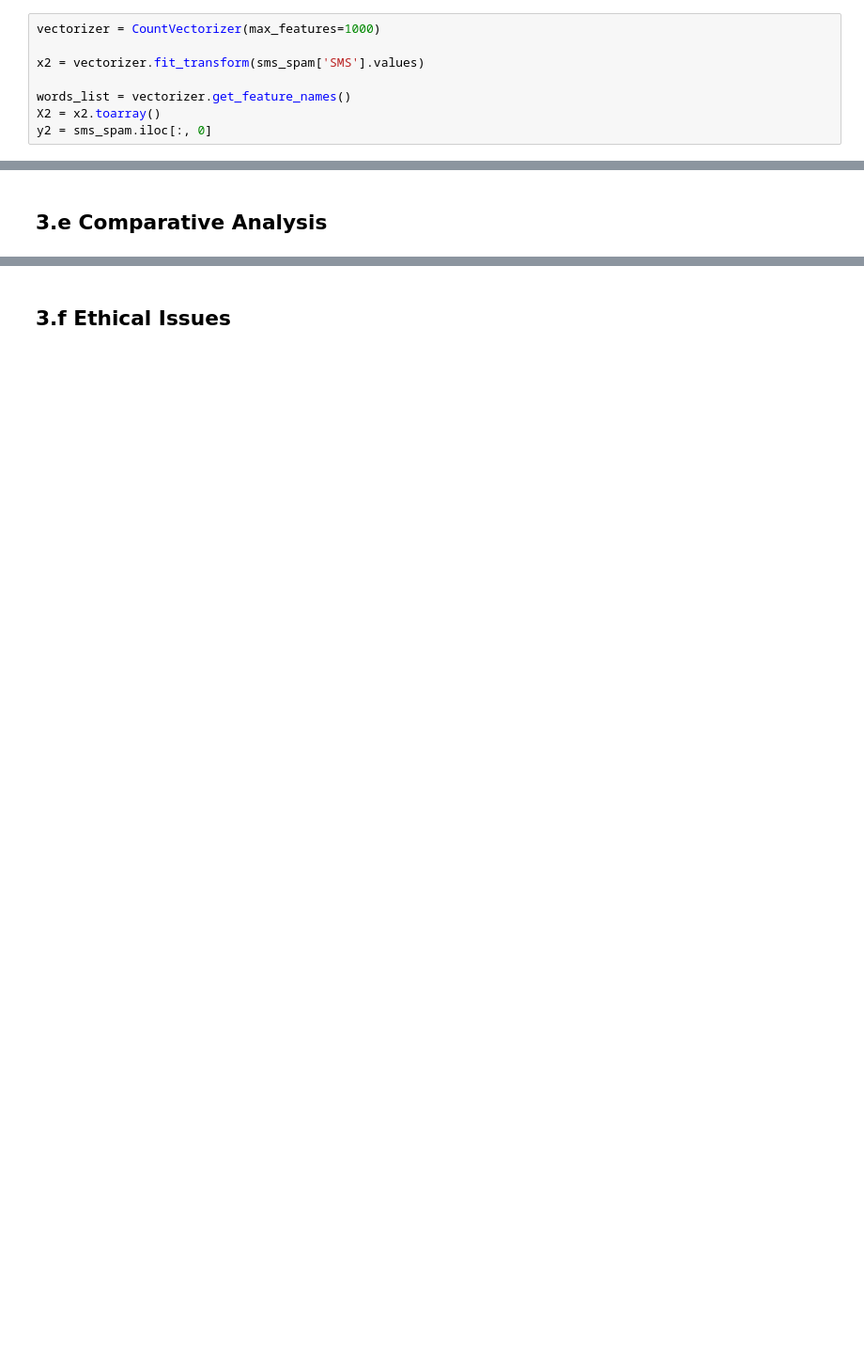
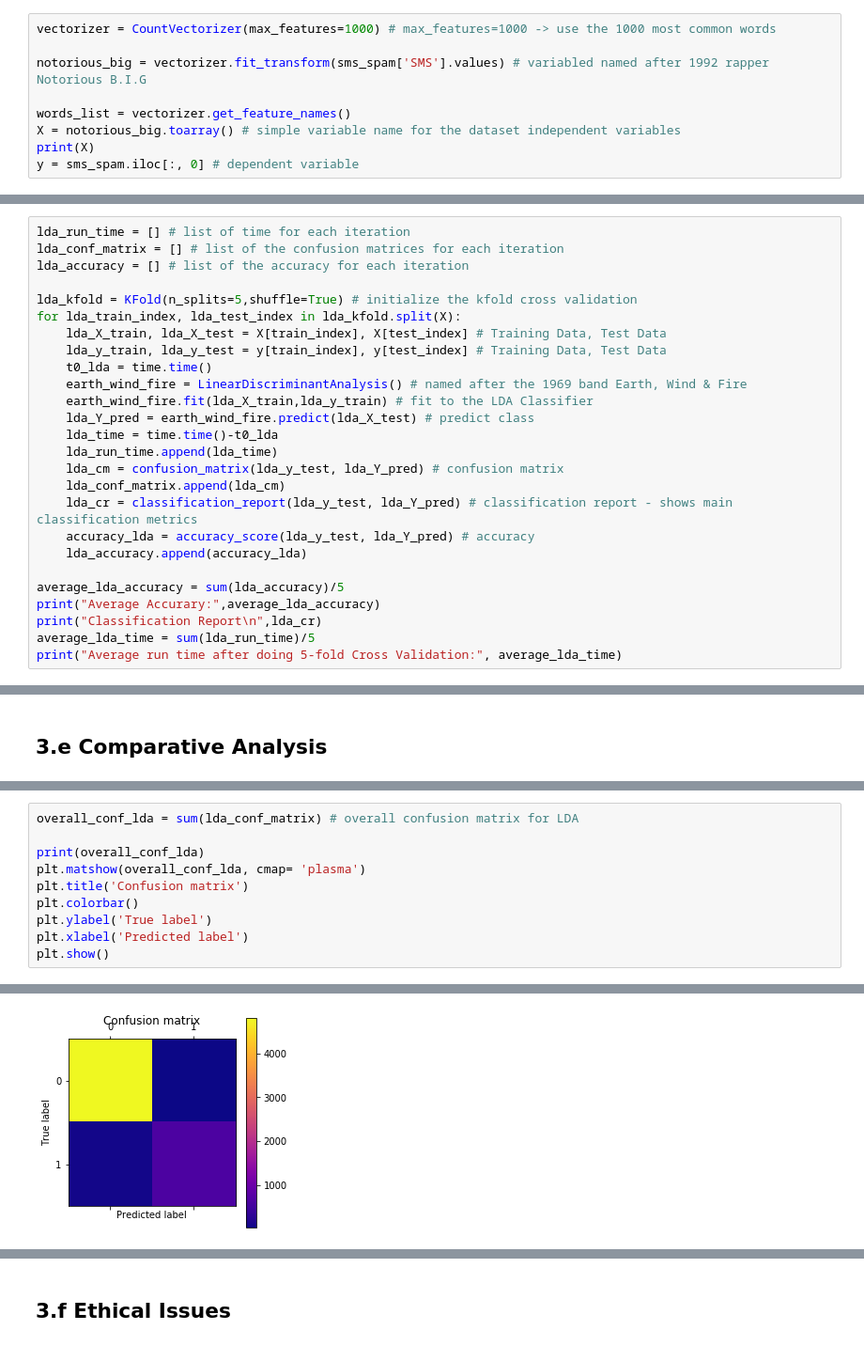
Before and after one commit to robcruz088/Machine-Learning-Exercises, a Jupyter notebook: Final Project/CruzRoberto_Dataset3.ipynb, the cells around one changed output, grey strips where cells are left out. Shown at 94% size. Saved outputs shown, nothing was run; the diff lists cells and outputs as text; blank space fills up the shorter version.

```diff
--- a/Final Project/CruzRoberto_Dataset3.ipynb
+++ b/Final Project/CruzRoberto_Dataset3.ipynb
@@ -153,10 +86,11 @@ sms_spam
 | 5573 | ham | rofl its true to its name |
 5574 rows × 2 columns
 # %%
-vectorizer = CountVectorizer(max_features=1000)
+vectorizer = CountVectorizer(max_features=1000) # max_features=1000 -> use the 1000 most common words
 
-x2 = vectorizer.fit_transform(sms_spam['SMS'].values)
+notorious_big = vectorizer.fit_transform(sms_spam['SMS'].values) # variabled named after 1992 rapper Notorious B.I.G
 
 words_list = vectorizer.get_feature_names()
-X2 = x2.toarray()
-y2 = sms_spam.iloc[:, 0]
+X = notorious_big.toarray() # simple variable name for the dataset independent variables
+print(X)
+y = sms_spam.iloc[:, 0] # dependent variable
@@ -262,0 +216,26 @@ plt.show()
+# %%
+lda_run_time = [] # list of time for each iteration
+lda_conf_matrix = [] # list of the confusion matrices for each iteration
+lda_accuracy = [] # list of the accuracy for each iteration
+
+lda_kfold = KFold(n_splits=5,shuffle=True) # initialize the kfold cross validation
+for lda_train_index, lda_test_index in lda_kfold.split(X):
+    lda_X_train, lda_X_test = X[train_index], X[test_index] # Training Data, Test Data
+    lda_y_train, lda_y_test = y[train_index], y[test_index] # Training Data, Test Data
+    t0_lda = time.time()
+    earth_wind_fire = LinearDiscriminantAnalysis() # named after the 1969 band Earth, Wind & Fire
+    earth_wind_fire.fit(lda_X_train,lda_y_train) # fit to the LDA Classifier
+    lda_Y_pred = earth_wind_fire.predict(lda_X_test) # predict class
+    lda_time = time.time()-t0_lda
+    lda_run_time.append(lda_time)
+    lda_cm = confusion_matrix(lda_y_test, lda_Y_pred) # confusion matrix
+    lda_conf_matrix.append(lda_cm)
+    lda_cr = classification_report(lda_y_test, lda_Y_pred) # classification report - shows main classification metrics
+    accuracy_lda = accuracy_score(lda_y_test, lda_Y_pred) # accuracy
+    lda_accuracy.append(accuracy_lda)
+
+average_lda_accuracy = sum(lda_accuracy)/5
+print("Average Accurary:",average_lda_accuracy)
+print("Classification Report\n",lda_cr)
+average_lda_time = sum(lda_run_time)/5
+print("Average run time after doing 5-fold Cross Validation:", average_lda_time)
@@ -266,0 +345,11 @@ plt.show()
+# %%
+overall_conf_lda = sum(lda_conf_matrix) # overall confusion matrix for LDA
+
+print(overall_conf_lda)
+plt.matshow(overall_conf_lda, cmap= 'plasma')
+plt.title('Confusion matrix')
+plt.colorbar()
+plt.ylabel('True label')
+plt.xlabel('Predicted label')
+plt.show()
+# %% [output]
@@ -266,0 +358 @@ plt.show()
+[figure, added]
```
Also changed, not shown: parts of 37 cells of this notebook, 2 other files.
